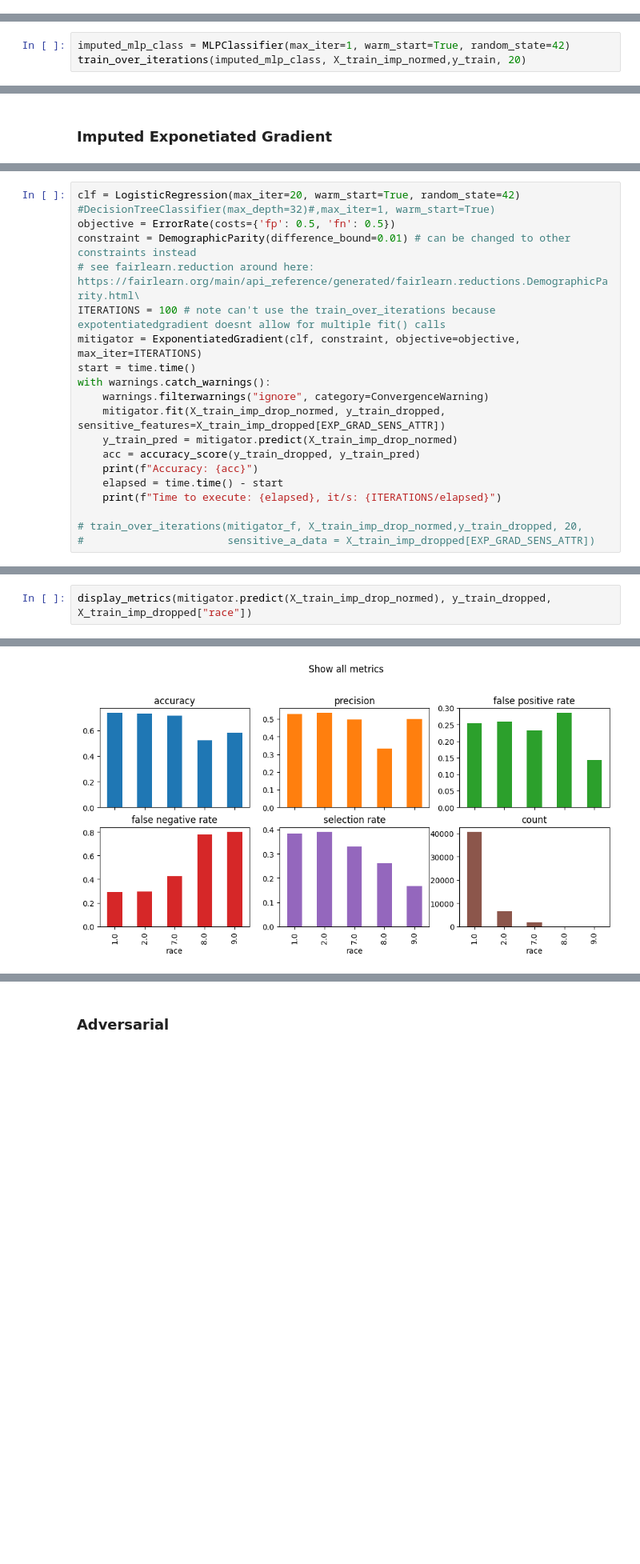
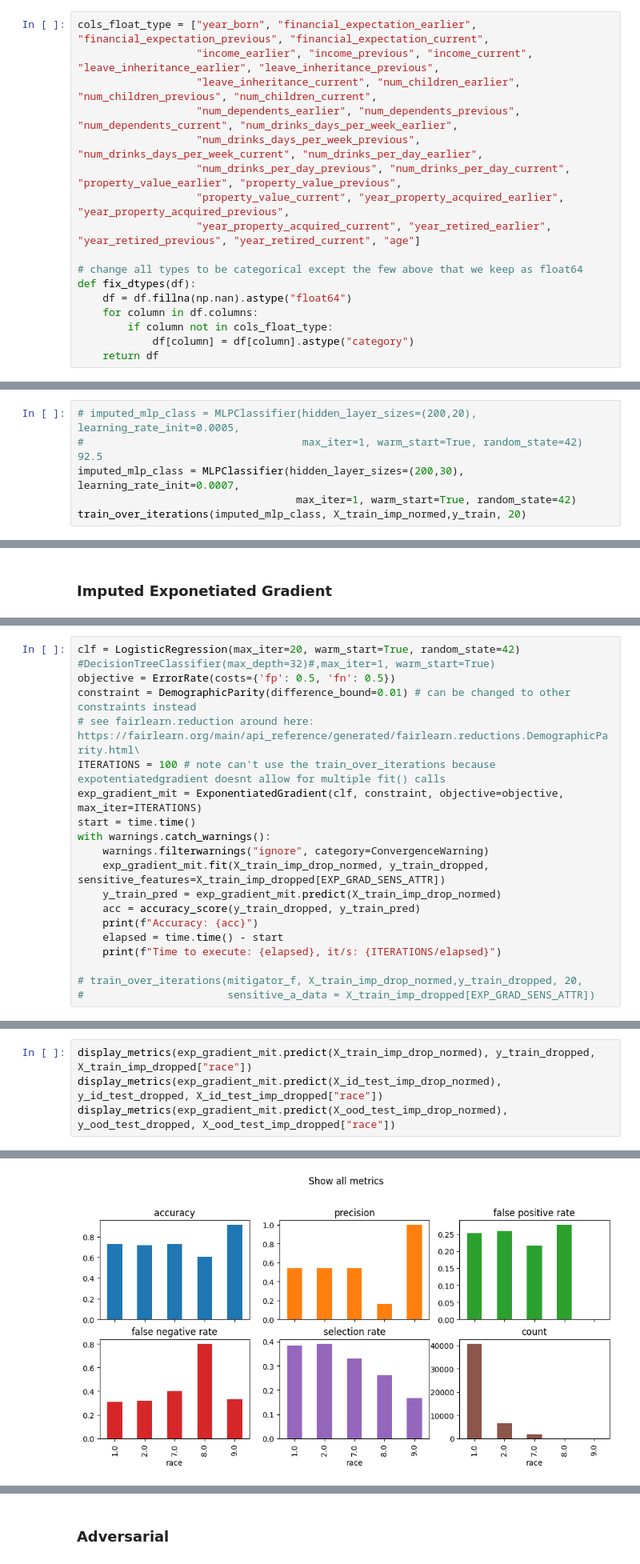
Before and after one commit to szeng7/hrs-mortality, a Jupyter notebook: experiment.ipynb, the cells around one changed output, grey strips where cells are left out. Shown at 80% size. Drawn from its saved outputs; the diff is of its cells as text; blank space fills up the shorter version.

```diff
--- a/experiment.ipynb
+++ b/experiment.ipynb
@@ -329,4 +330,21 @@ display_metrics(logistic_reg.predict(X_ood_test_filled), y_ood_test, X_ood_test_
 [figure]
 # %% [markdown]
 ### Imputed
+# %%
+cols_float_type = ["year_born", "financial_expectation_earlier",	"financial_expectation_previous", "financial_expectation_current",
+                   "income_earlier", "income_previous", "income_current", "leave_inheritance_earlier", "leave_inheritance_previous",
+                   "leave_inheritance_current", "num_children_earlier", "num_children_previous", "num_children_current",
+                   "num_dependents_earlier", "num_dependents_previous", "num_dependents_current", "num_drinks_days_per_week_earlier",
+                   "num_drinks_days_per_week_previous", "num_drinks_days_per_week_current", "num_drinks_per_day_earlier",
+                   "num_drinks_per_day_previous", "num_drinks_per_day_current", "property_value_earlier", "property_value_previous",
+                   "property_value_current", "year_property_acquired_earlier", "year_property_acquired_previous",
+                   "year_property_acquired_current", "year_retired_earlier", "year_retired_previous", "year_retired_current", "age"]
+
+# change all types to be categorical except the few above that we keep as float64
+def fix_dtypes(df):
+    df = df.fillna(np.nan).astype("float64")
+    for column in df.columns:
+        if column not in cols_float_type:
+            df[column] = df[column].astype("category")
+    return df
 # %%
@@ -386,6 +422,9 @@ display_metrics(imputed_logistic_reg.predict(X_ood_test_imp_normed), y_ood_test,
 # %% [markdown]
 ### Imputed MLPClassifier
 # %%
-imputed_mlp_class = MLPClassifier(max_iter=1, warm_start=True, random_state=42)
+# imputed_mlp_class = MLPClassifier(hidden_layer_sizes=(200,20), learning_rate_init=0.0005,
+#                                   max_iter=1, warm_start=True, random_state=42) 92.5
+imputed_mlp_class = MLPClassifier(hidden_layer_sizes=(200,30), learning_rate_init=0.0007,
+                                   max_iter=1, warm_start=True, random_state=42)
 train_over_iterations(imputed_mlp_class, X_train_imp_normed,y_train, 20)
 # %% [output]
@@ -439,12 +507,12 @@ objective = ErrorRate(costs={'fp': 0.5, 'fn': 0.5})
 constraint = DemographicParity(difference_bound=0.01) # can be changed to other constraints instead
 # see fairlearn.reduction around here: https://fairlearn.org/main/api_reference/generated/fairlearn.reductions.DemographicParity.html\
 ITERATIONS = 100 # note can't use the train_over_iterations because expotentiatedgradient doesnt allow for multiple fit() calls
-mitigator = ExponentiatedGradient(clf, constraint, objective=objective, max_iter=ITERATIONS)
+exp_gradient_mit = ExponentiatedGradient(clf, constraint, objective=objective, max_iter=ITERATIONS)
 start = time.time()
 with warnings.catch_warnings():
     warnings.filterwarnings("ignore", category=ConvergenceWarning)
-    mitigator.fit(X_train_imp_drop_normed, y_train_dropped, sensitive_features=X_train_imp_dropped[EXP_GRAD_SENS_ATTR])
-    y_train_pred = mitigator.predict(X_train_imp_drop_normed)
+    exp_gradient_mit.fit(X_train_imp_drop_normed, y_train_dropped, sensitive_features=X_train_imp_dropped[EXP_GRAD_SENS_ATTR])
+    y_train_pred = exp_gradient_mit.predict(X_train_imp_drop_normed)
     acc = accuracy_score(y_train_dropped, y_train_pred)
     print(f"Accuracy: {acc}")
     elapsed = time.time() - start
@@ -458,4 +526,6 @@ Time to execute: 10.474544763565063, it/s: 9.546954283668983
 # %%
-display_metrics(mitigator.predict(X_train_imp_drop_normed), y_train_dropped, X_train_imp_dropped["race"])
+display_metrics(exp_gradient_mit.predict(X_train_imp_drop_normed), y_train_dropped, X_train_imp_dropped["race"])
+display_metrics(exp_gradient_mit.predict(X_id_test_imp_drop_normed), y_id_test_dropped, X_id_test_imp_dropped["race"])
+display_metrics(exp_gradient_mit.predict(X_ood_test_imp_drop_normed), y_ood_test_dropped, X_ood_test_imp_dropped["race"])
 # %% [output]
 |  | metric_value |
@@ -467 +537 @@ display_metrics(mitigator.predict(X_train_imp_drop_normed), y_train_dropped, X_t
-[figure, old version]
+[figure, new version]
```
Also changed, not shown: parts of 17 cells of this notebook.
